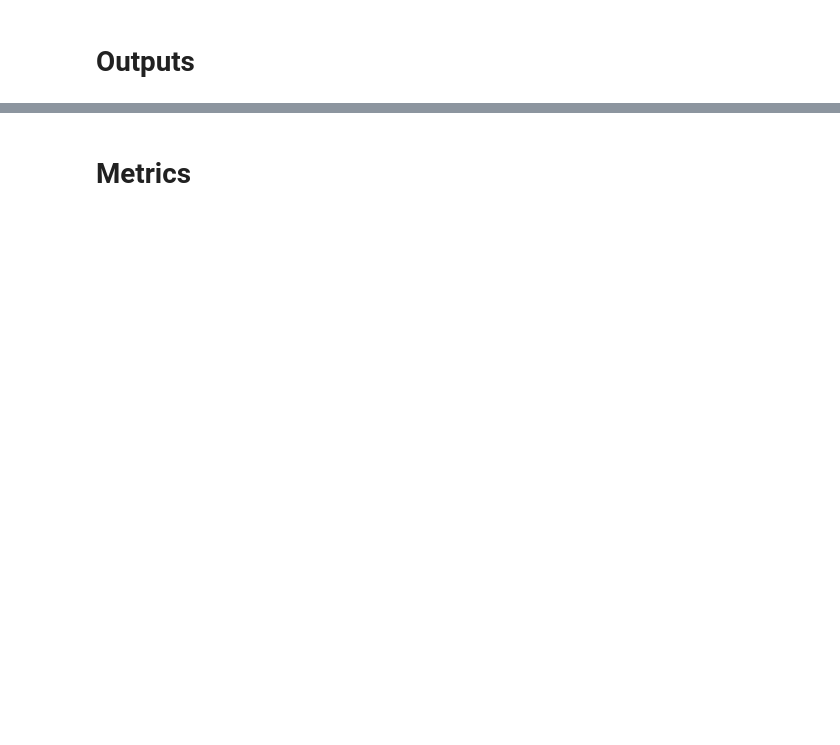
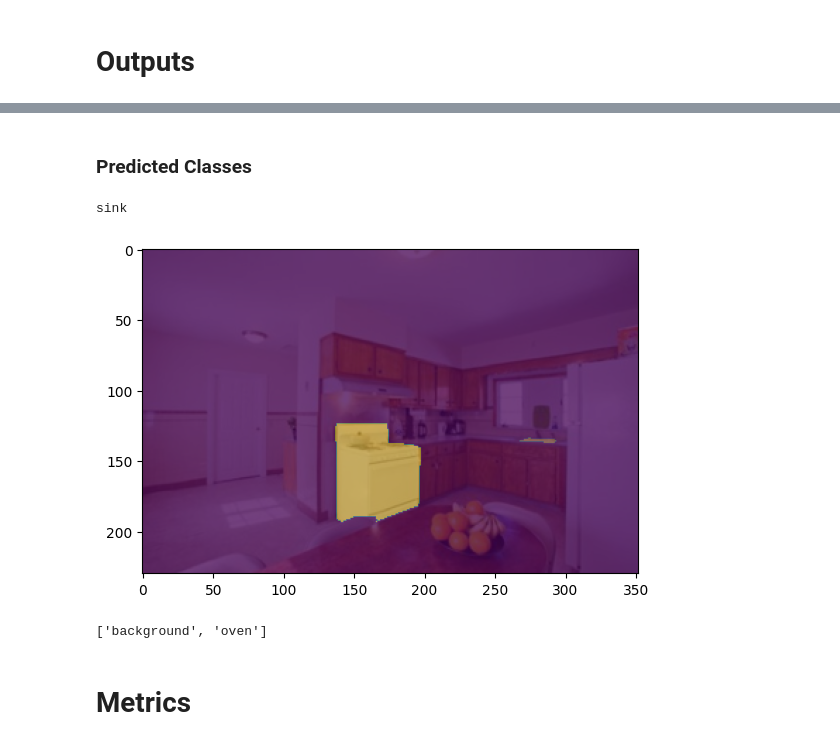
Before and after one commit to simoneangarano/BenchSAM, a Jupyter notebook: COCO_Test.ipynb, the cells around one changed output, grey strips where cells are left out. Drawn from its saved outputs; the diff is of its cells as text; code cells hidden in the pictures; blank space fills up the shorter version.

```diff
--- a/COCO_Test.ipynb
+++ b/COCO_Test.ipynb
@@ -354,3 +332,39 @@ df[df['name']==632][['point', 'class']].values[0][1]
+# %% [markdown]
+### Predicted Classes
+# %%
+i = 1
+image_true = dataset[i][0]
+y_true = dataset[i][1]
+y_pred = dataset[i][1]
+# %%
+def get_instance(label, c=None):
+    if c is None:
+        C = np.unique(label)[1:]
+        c = np.random.choice(C)
+        return label == c, c
+    else:
+        return label == c, c
+
+def get_pred_classes(inst, label):
+    return list(np.unique(inst * label))
+# %%
+plt.imshow(image_true)
+
+i_true, c_true = get_instance(y_true) # GT prompted instance label with associated class
+plt.imshow(i_true, alpha=0.5)
+
+i_pred, _ = get_instance(y_pred) # fake prompted instance label with associated class
+plt.imshow(i_pred, alpha=0.5)
+
+print(dataset.classes[c_true])
+# %% [output]
+sink
+[figure, added]
+# %%
+cl = get_pred_classes(i_pred, y_true) # mask, label
+[dataset.classes[c] for c in cl]
+# %% [output]
+['background', 'oven']
 # %% [markdown]
 # Metrics
 # %%
```
Also changed, not shown: parts of 37 cells of this notebook, 7 other files.
